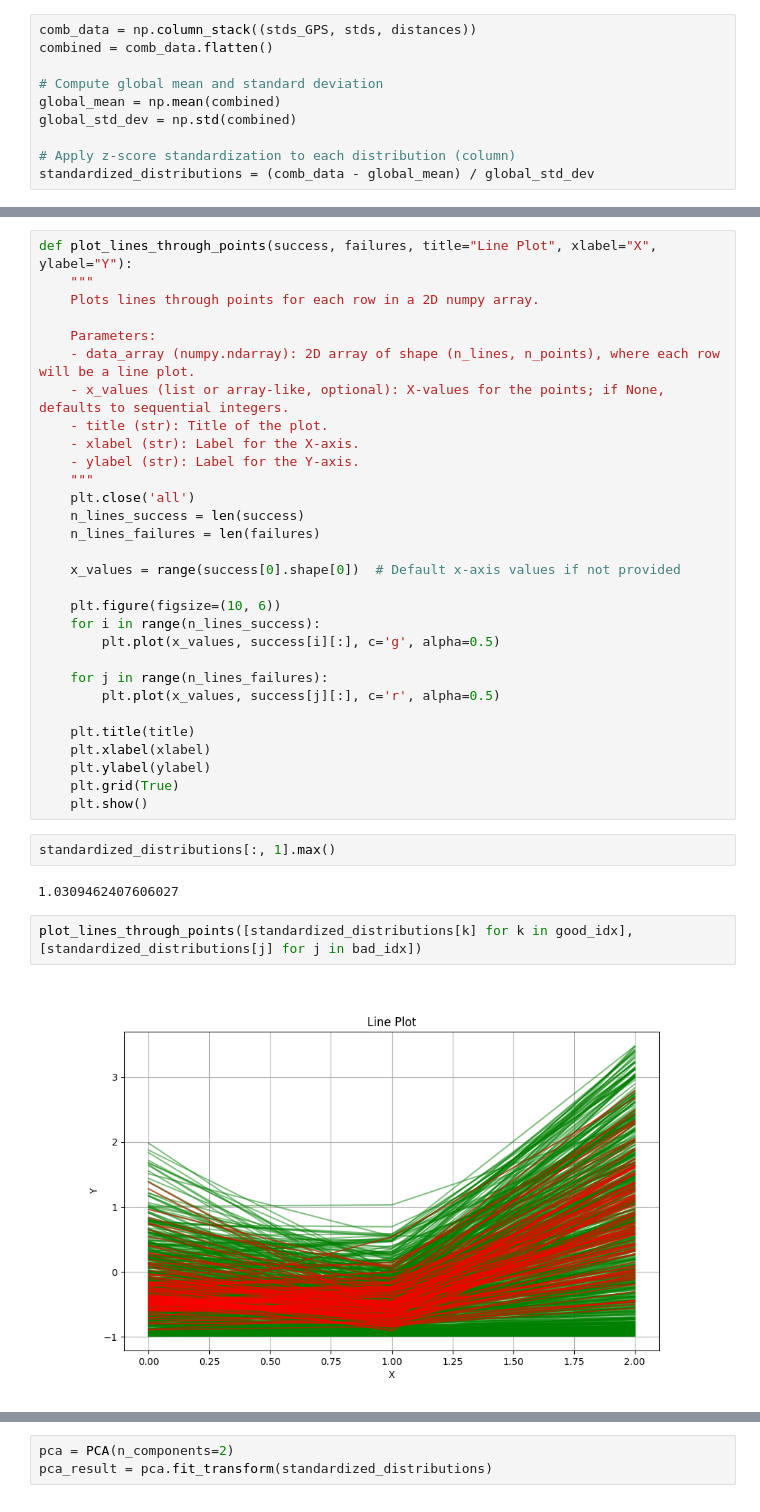
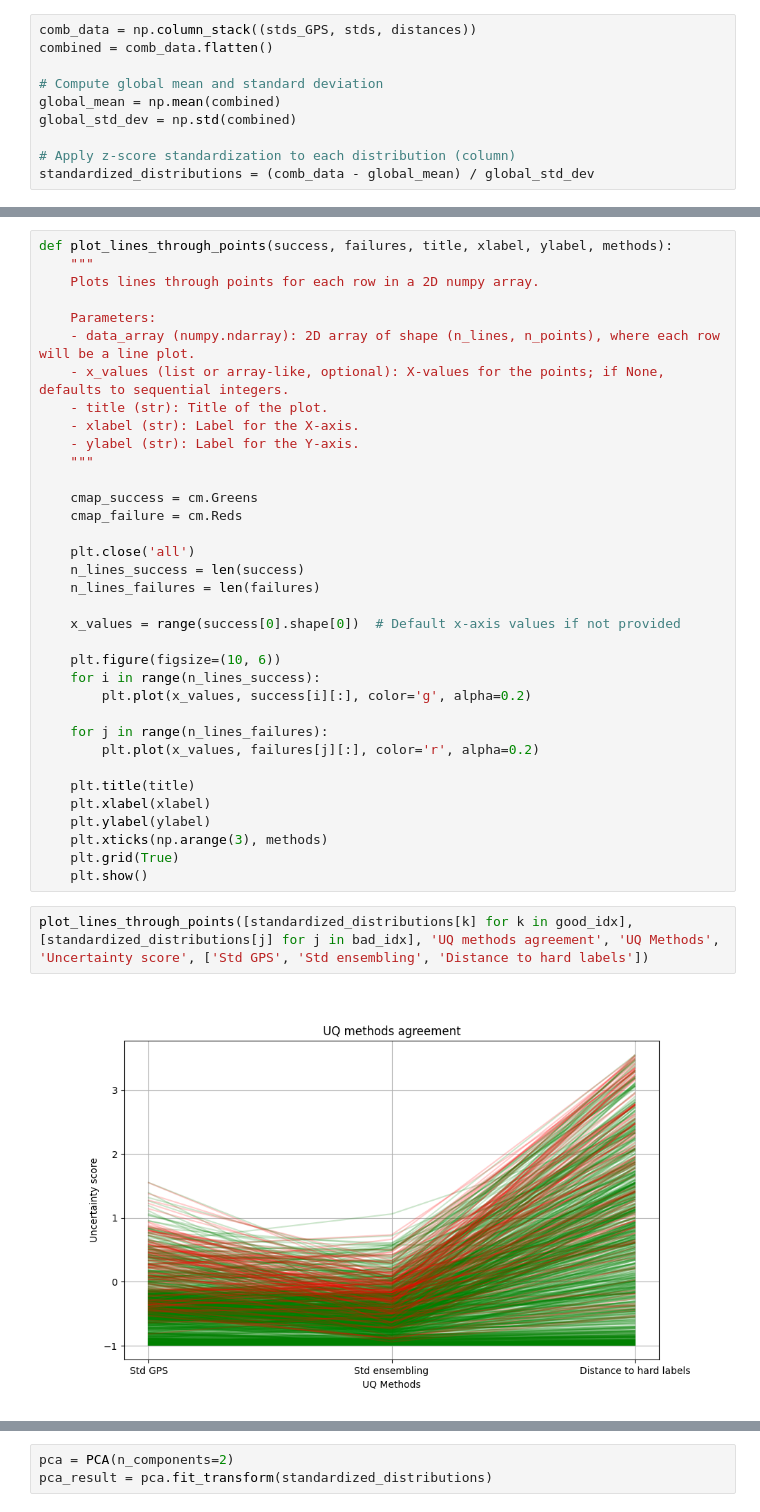
Before and after one commit to pstnmz/UQ_toolbox, a Jupyter notebook: CNN_shape_prediction_inferences.ipynb, the cells around one changed output, grey strips where cells are left out. Drawn from its saved outputs; the diff is of its cells as text.

```diff
--- a/CNN_shape_prediction_inferences.ipynb
+++ b/CNN_shape_prediction_inferences.ipynb
@@ -668,5 +574,5 @@ array([0.0594911 , 0.03284986, 0.14155591, ..., 0.05972007, 0.03787581,
 # %%
-def plot_lines_through_points(success, failures, title="Line Plot", xlabel="X", ylabel="Y"):
+def plot_lines_through_points(success, failures, title, xlabel, ylabel, methods):
     """
     Plots lines through points for each row in a 2D numpy array.
 
@@ -677,6 +583,10 @@ def plot_lines_through_points(success, failures, title="Line Plot", xlabel="X",
     - xlabel (str): Label for the X-axis.
     - ylabel (str): Label for the Y-axis.
     """
+
+    cmap_success = cm.Greens
+    cmap_failure = cm.Reds
+
     plt.close('all')
     n_lines_success = len(success)
     n_lines_failures = len(failures)
@@ -685,21 +595,18 @@ def plot_lines_through_points(success, failures, title="Line Plot", xlabel="X",
 
     plt.figure(figsize=(10, 6))
     for i in range(n_lines_success):
-        plt.plot(x_values, success[i][:], c='g', alpha=0.5)
+        plt.plot(x_values, success[i][:], color='g', alpha=0.2)
 
     for j in range(n_lines_failures):
-        plt.plot(x_values, success[j][:], c='r', alpha=0.5)
+        plt.plot(x_values, failures[j][:], color='r', alpha=0.2)
 
     plt.title(title)
     plt.xlabel(xlabel)
     plt.ylabel(ylabel)
+    plt.xticks(np.arange(3), methods)
     plt.grid(True)
     plt.show()
-# %%
-standardized_distributions[:, 1].max()
-# %% [output]
-1.0309462407606027
 # %%
-plot_lines_through_points([standardized_distributions[k] for k in good_idx], [standardized_distributions[j] for j in bad_idx])
+plot_lines_through_points([standardized_distributions[k] for k in good_idx], [standardized_distributions[j] for j in bad_idx], 'UQ methods agreement', 'UQ Methods', 'Uncertainty score', ['Std GPS', 'Std ensembling', 'Distance to hard labels'])
 # %% [output]
-[figure, old version]
+[figure, new version]
```
Also changed, not shown: parts of 17 cells of this notebook.
